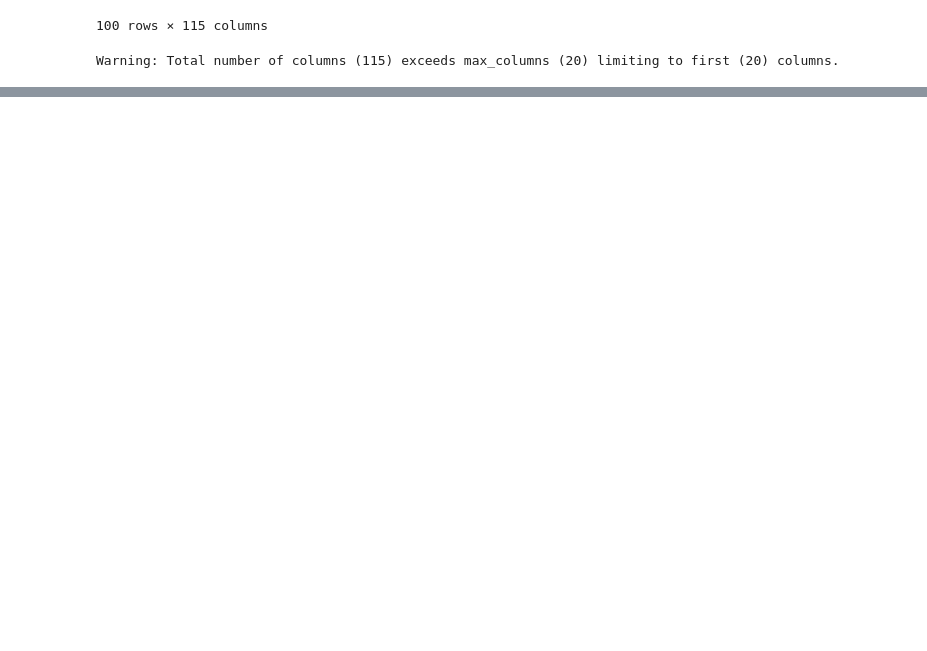
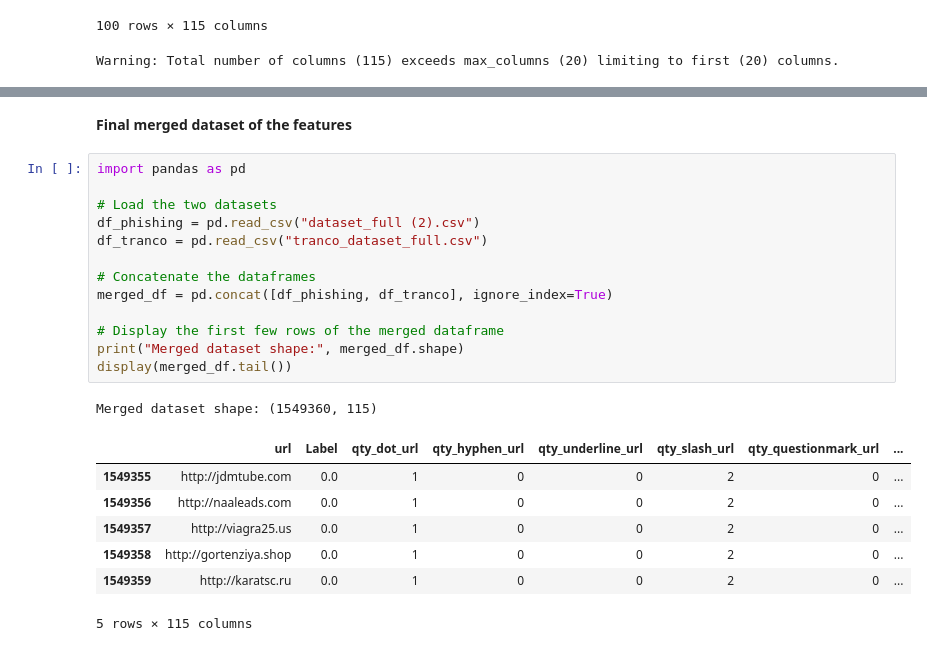
Before and after one commit to mihirmaurya31/XAI-for-Phishing-URL-detection, a Jupyter notebook: phish_url.ipynb, the cells around one changed output, grey strips where cells are left out. Saved outputs shown, nothing was run; the diff lists cells and outputs as text; blank space fills up the shorter version.

Commit message:
Final script for the merged dataset

```diff
--- a/phish_url.ipynb
+++ b/phish_url.ipynb
@@ -1462,0 +1463,24 @@ urllib3.exceptions.HeaderParsingError: [MissingHeaderBodySeparatorDefect()], unp
+# %% [markdown]
+**Final merged dataset of the features**
+# %%
+import pandas as pd
+
+# Load the two datasets
+df_phishing = pd.read_csv("dataset_full (2).csv")
+df_tranco = pd.read_csv("tranco_dataset_full.csv")
+
+# Concatenate the dataframes
+merged_df = pd.concat([df_phishing, df_tranco], ignore_index=True)
+
+# Display the first few rows of the merged dataframe
+print("Merged dataset shape:", merged_df.shape)
+display(merged_df.tail())
+# %% [output]
+Merged dataset shape: (1549360, 115)
+|  | url | Label | qty_dot_url | qty_hyphen_url | qty_underline_url | qty_slash_url | qty_questionmark_url | ... |
+| 1549355 | http://jdmtube.com | 0.0 | 1 | 0 | 0 | 2 | 0 | ... |
+| 1549356 | http://naaleads.com | 0.0 | 1 | 0 | 0 | 2 | 0 | ... |
+| 1549357 | http://viagra25.us | 0.0 | 1 | 0 | 0 | 2 | 0 | ... |
+| 1549358 | http://gortenziya.shop | 0.0 | 1 | 0 | 0 | 2 | 0 | ... |
+| 1549359 | http://karatsc.ru | 0.0 | 1 | 0 | 0 | 2 | 0 | ... |
+5 rows × 115 columns
```
Also changed, not shown: parts of 2 cells of this notebook.
